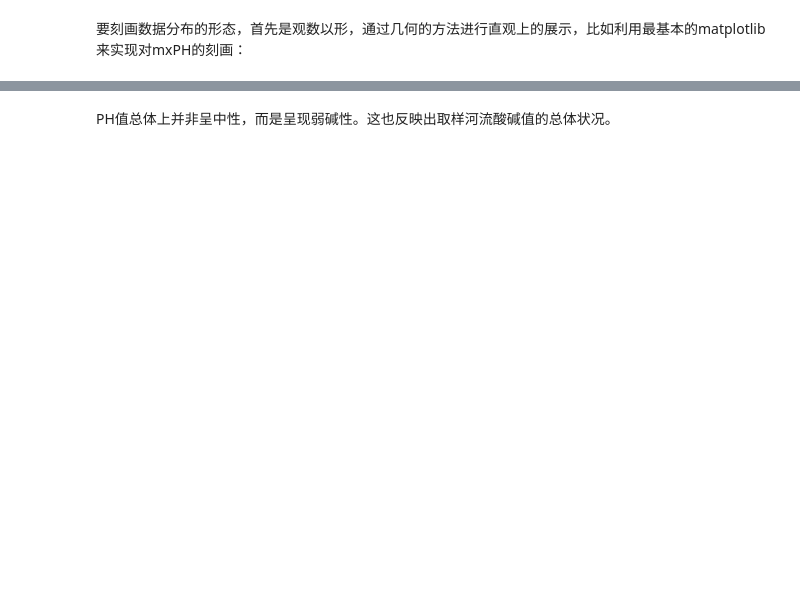
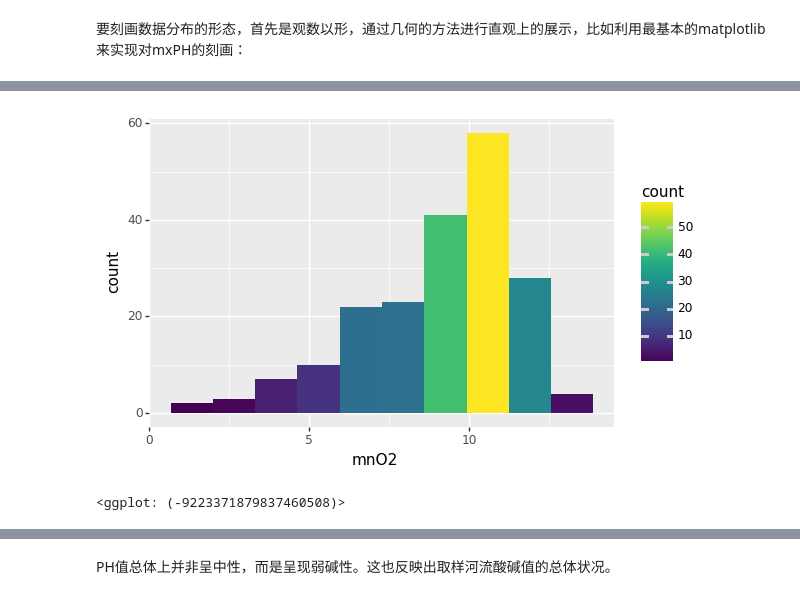
Before and after one commit to gaolizh/DataMiningExperiments, a Jupyter notebook: ch06_藻类数量预测.ipynb, the cells around one changed output, grey strips where cells are left out. Cells and saved outputs as stored; diff of their text form; code cells hidden in the pictures; blank space fills up the shorter version.

```diff
--- a/ch06_藻类数量预测.ipynb
+++ b/ch06_藻类数量预测.ipynb
@@ -194,0 +171,8 @@ sns.distplot(Xy_train.mxPH,color="g", bins=20)
+# %%
+(
+    ggplot(Xy_train) +
+    geom_histogram(aes(x='mnO2', fill='stat(count)'), bins=10)
+)
+# %% [output]
+[figure, added]
+<ggplot: (-9223371879837460508)>
```
Also changed, not shown: parts of 142 cells of this notebook.
